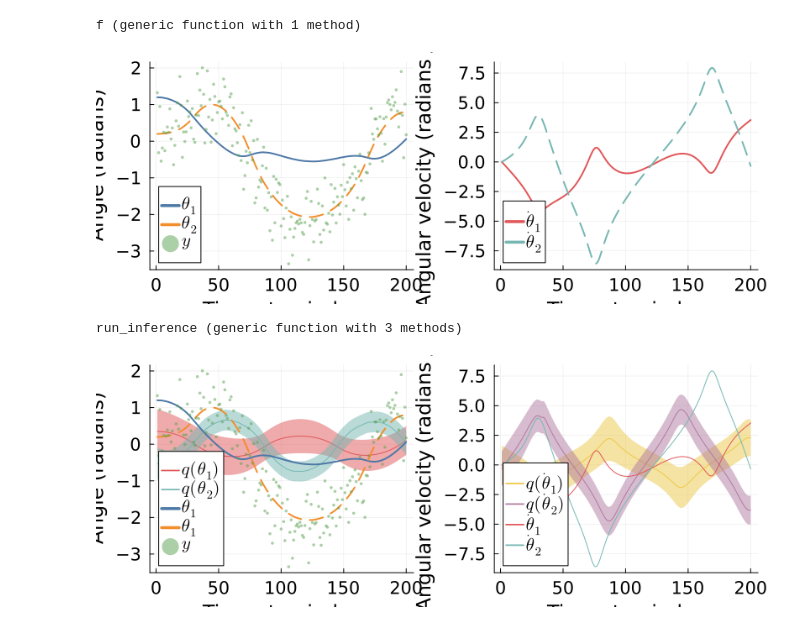
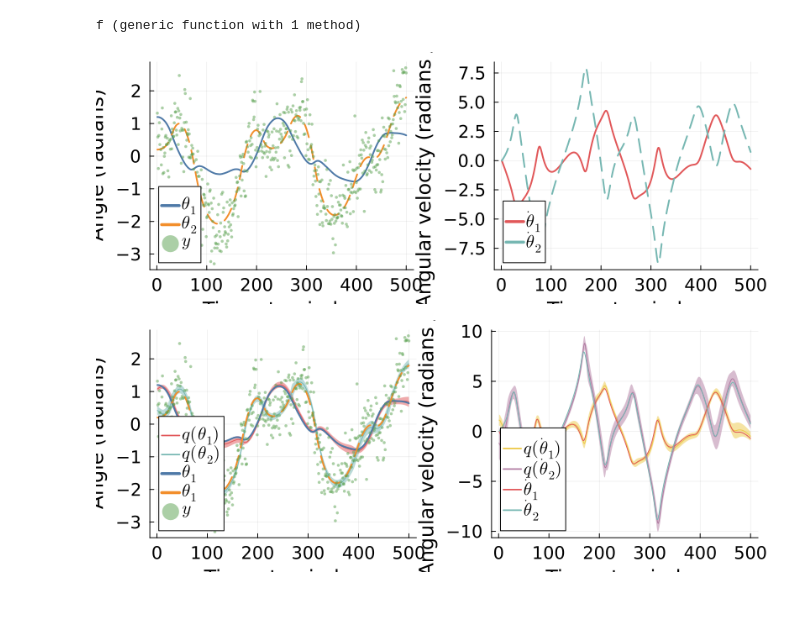
Before and after one commit to bvdmitri/phdthesis, a Jupyter notebook: research/[RxInfer] LS-NLDS research draft.ipynb, the cells around one changed output. Drawn from its saved outputs; the diff is of its cells as text; code cells hidden in the pictures.

```diff
--- a/research/[RxInfer] LS-NLDS research draft.ipynb
+++ b/research/[RxInfer] LS-NLDS research draft.ipynb
@@ -40,6 +40,6 @@ include(srcdir("models", "rxinfer", "double_pendulum.jl"));
 # %%
 # For plotting purposes I only generate 250 points
-T = 200
+T = 500
 seed = 43
 rng = StableRNG(seed)
 
@@ -70,41 +70,27 @@ p2 = plot!(p2, prange, getindex.(states, 4)[prange], color = colors[4], linewidt
 
 plot(p1, p2, layout = @layout([ a b ]), size = (800, 300))
 # %% [output]
-[figure, old version]
+[figure, new version]
-# %%
-# First invoke slow as usual, but we do not perform benchmarks here so it does not really matter
-# We perform a small benchmark below, for that we need to wrap the `inference` call in a separate function
-function run_inference(T, fstate, observations)
-    return inference(
-        model = double_pendulum(T, fstate),
-        data = (y = observations, ),
-        meta = double_pendulum_meta(),
-        constraints = double_pendulum_constraints(),
-        returnvars = (s = KeepLast(), ),
-        iterations = 4,
-        initmarginals = (σ = Gamma(0.001, 100.0), ),
-        options = (limit_stack_depth = 500, )
-    )
-end
-# %% [output]
-run_inference (generic function with 3 methods)
+# %%
+rximodel = double_pendulum(T)
+results = run_inference(rximodel, observations);
 # %%
 em = mean.(results.posteriors[:s])
-ev = std.(results.posteriors[:s])
+ev = sqrt.(cov.(results.posteriors[:s]))
 p1 = plot(xlabel = "Time step index", ylabel = "Angle (radians)"; pfontsettings...)
 
 plot!(prange, getindex.(em, 1)[prange], color = colors[3], ribbon = 3getindex.(ev, 1, 1), label = L"q(\theta_1)")
 plot!(prange, getindex.(em, 2)[prange], color = colors[4], ribbon = 3getindex.(ev, 2, 2), label = L"q(\theta_2)")
 plot!(prange, getindex.(states, 1)[prange], label = L"\theta_1", color = colors[1], linewidth = 2,)
 plot!(prange, getindex.(states, 2)[prange], label = L"\theta_1", color = colors[2], linewidth = 2, style = :dash)
 scatter!(prange, getindex.(observations, 1)[prange], ms = 2, msw = 0, alpha = 0.5, color = colors[5], label = L"y")
 
 p2 = plot(size=(800, 300), xlabel = "Time step index", ylabel = "Angular velocity (radians / s)"; pfontsettings...)
 plot!(prange, getindex.(em, 3)[prange], ribbon = 3getindex.(ev, 3, 3), color = colors[6], label = L"q(\dot{\theta}_1)")
 plot!(prange, getindex.(em, 4)[prange], ribbon = 3getindex.(ev, 4, 4), color = colors[7], label = L"q(\dot{\theta}_2)")
 plot!(prange, getindex.(states, 3)[prange], color = colors[3], label = L"\dot{\theta}_1")
 plot!(prange, getindex.(states, 4)[prange], color = colors[4], label = L"\dot{\theta}_2")
 
 plot(p1, p2, size = (800, 300), layout = @layout([ a b ]))
 # %% [output]
-[figure, old version]
+[figure, new version]
```
Also changed, not shown: parts of 1 cell of this notebook, 3 other files.
